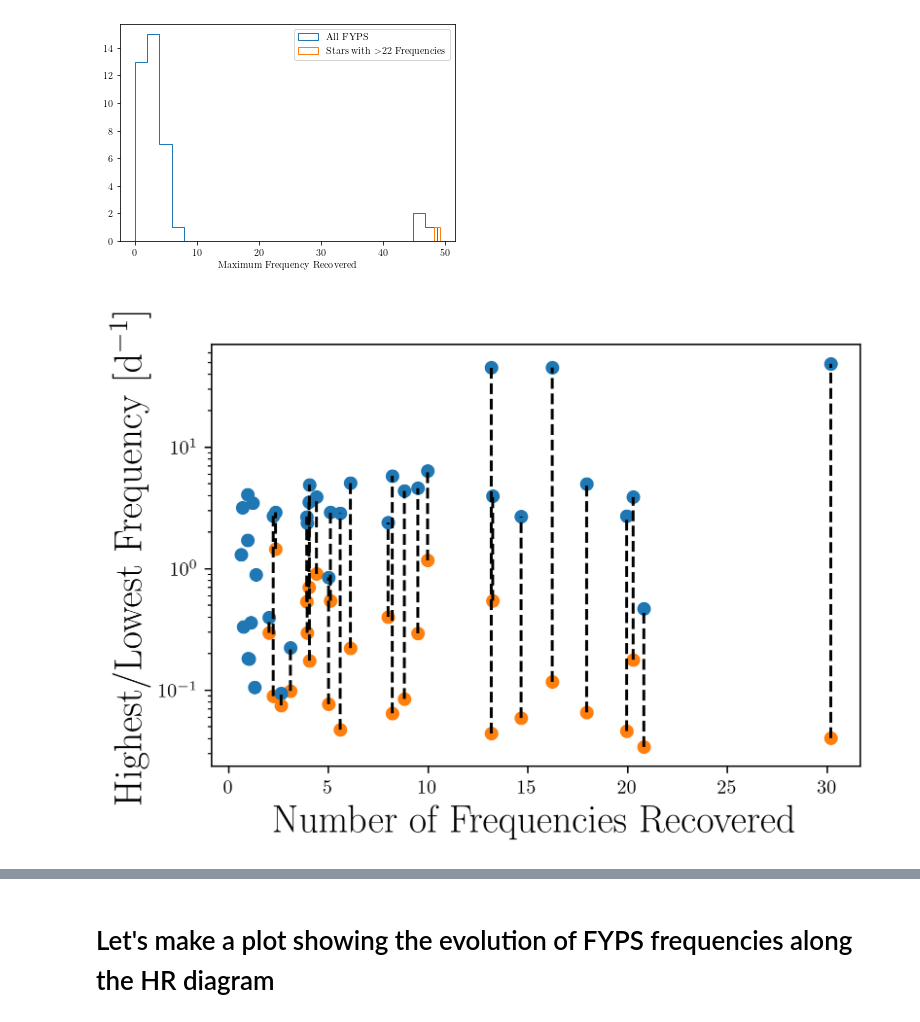
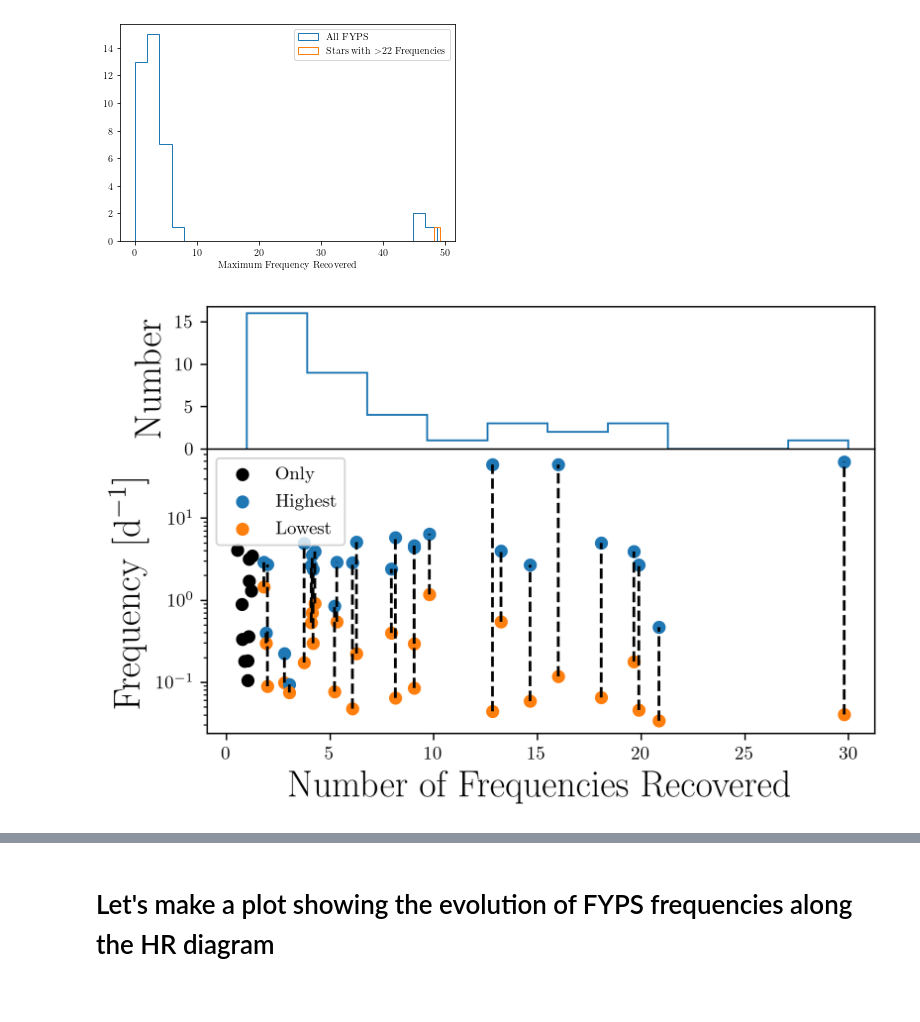
Before and after one commit to tzdwi/TESS, a Jupyter notebook: code/Seismology_Potential.ipynb, the cells around one changed output, grey strips where cells are left out. Saved outputs shown, nothing was run; the diff lists cells and outputs as text; code cells hidden in the pictures.

```diff
--- a/code/Seismology_Potential.ipynb
+++ b/code/Seismology_Potential.ipynb
@@ -102,17 +111,53 @@ plt.legend()
 <matplotlib.legend.Legend at 0x...>
 [figure]
 # %%
-fig = plt.figure(dpi=300)
+mosaic = """
+AAA
+BBB
+BBB
+"""
+fig, ax = plt.subplot_mosaic(mosaic,dpi=300)
+
+black_leg = False
+blue_leg = False
+orange_leg = False
 for i in range(len(nf)):
     offset= 0.2*np.random.randn()
-    plt.scatter(nf[i]+offset,highf[i],c='C0')
+    label = None
+    if nf[i] == 1:
+        col = 'k'
+        if not black_leg:
+            label = 'Only'
+            black_leg = True
+    else:
+        col='C0'
+        if not blue_leg:
+            label = 'Highest'
+            blue_leg = True
+    ax['B'].scatter(nf[i]+offset,highf[i],c=col,label=label)
     if nf[i] != 1:
-        plt.scatter(nf[i]+offset,lowf[i],c='C1')
-        plt.plot([nf[i]+offset,nf[i]+offset],[lowf[i],highf[i]],ls='--',c='k')
+        label = None
+        if not orange_leg:
+            label = 'Lowest'
+            orange_leg = True
+        ax['B'].scatter(nf[i]+offset,lowf[i],c='C1',label=label)
+        ax['B'].plot([nf[i]+offset,nf[i]+offset],[lowf[i],highf[i]],ls='--',c='k')
 
-plt.xlabel('Number of Frequencies Recovered',fontsize=20)
-plt.ylabel('Highest/Lowest Frequency [d$^{-1}$]',fontsize=20)
-plt.yscale('log')
+ax['B'].set_xlabel('Number of Frequencies Recovered',fontsize=20)
+ax['B'].set_ylabel('Frequency [d$^{-1}$]',fontsize=20)
+ax['B'].set_yscale('log')
+xl = ax['B'].get_xlim()
+ax['B'].legend(loc='upper left')
+
+ax['A'].hist(nf,histtype='step')
+ax['A'].set_xlim(xl)
+ax['A'].set_xticks([])
+ax['A'].set_yticks([0,5,10,15])
+ax['A'].set_ylabel('Number',fontsize=20)
+
+
+fig.tight_layout()
+fig.subplots_adjust(hspace=0)
 plt.savefig('../plots/FYPS_freq_props.pdf',bbox_inches='tight')
 # %% [output]
-[figure, old version]
+[figure, new version]
```
Also changed, not shown: parts of 17 cells of this notebook, 33 other files.
